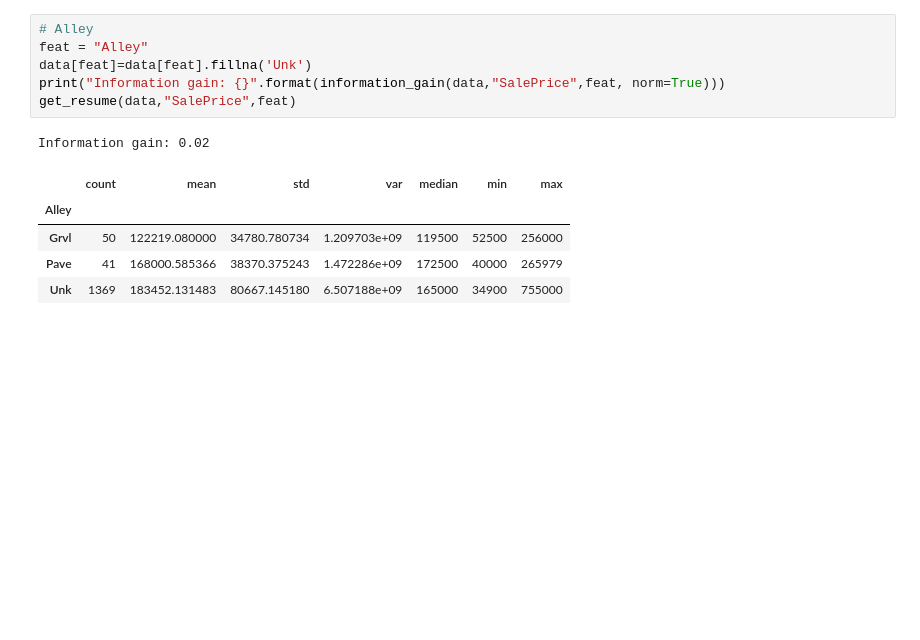
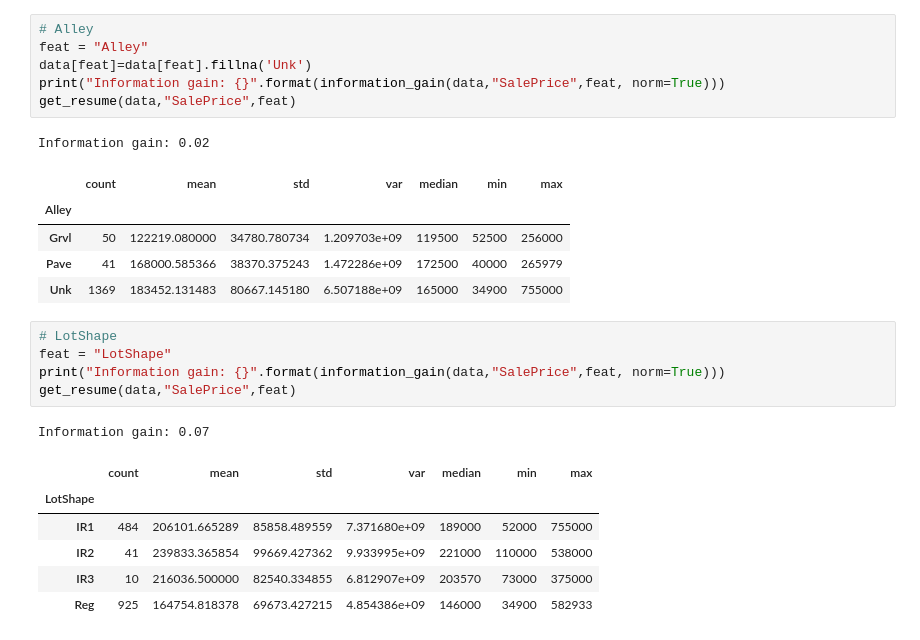
Before and after one commit to ArturoCRodriguez/kaggle_house_prices, a Jupyter notebook: house_pricing.ipynb, the cells around one changed output. Drawn from its saved outputs; the diff is of its cells as text; blank space fills up the shorter version.

```diff
--- a/house_pricing.ipynb
+++ b/house_pricing.ipynb
@@ -173,3 +199,16 @@ Information gain: 0.02
 | Grvl | 50 | 122219.080000 | 34780.780734 | 1.209703e+09 | 119500 | 52500 | 256000 |
 | Pave | 41 | 168000.585366 | 38370.375243 | 1.472286e+09 | 172500 | 40000 | 265979 |
 | Unk | 1369 | 183452.131483 | 80667.145180 | 6.507188e+09 | 165000 | 34900 | 755000 |
+# %%
+# LotShape
+feat = "LotShape"
+print("Information gain: {}".format(information_gain(data,"SalePrice",feat, norm=True)))
+get_resume(data,"SalePrice",feat)
+# %% [output]
+Information gain: 0.07
+|  | count | mean | std | var | median | min | max |
+| LotShape |  |  |  |  |  |  |  |
+| IR1 | 484 | 206101.665289 | 85858.489559 | 7.371680e+09 | 189000 | 52000 | 755000 |
+| IR2 | 41 | 239833.365854 | 99669.427362 | 9.933995e+09 | 221000 | 110000 | 538000 |
+| IR3 | 10 | 216036.500000 | 82540.334855 | 6.812907e+09 | 203570 | 73000 | 375000 |
+| Reg | 925 | 164754.818378 | 69673.427215 | 4.854386e+09 | 146000 | 34900 | 582933 |
```
Also changed, not shown: parts of 12 cells of this notebook.
